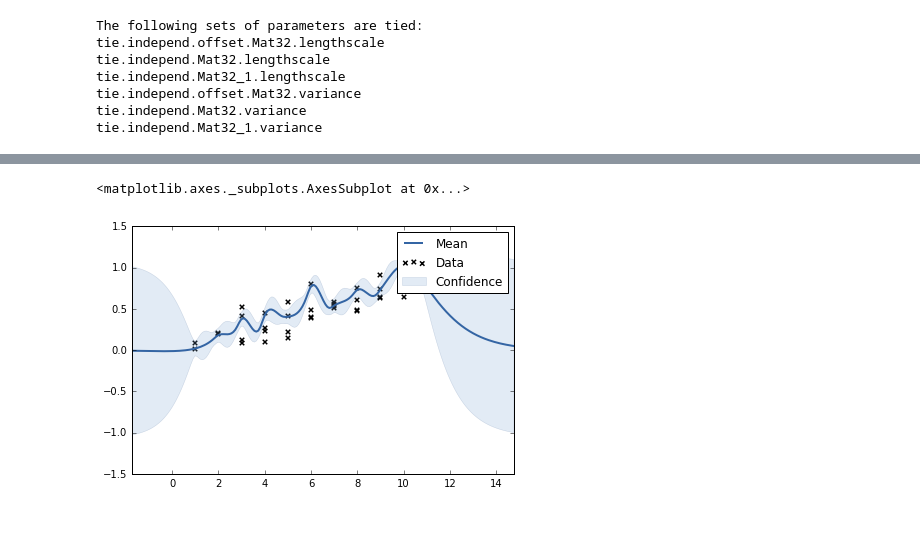
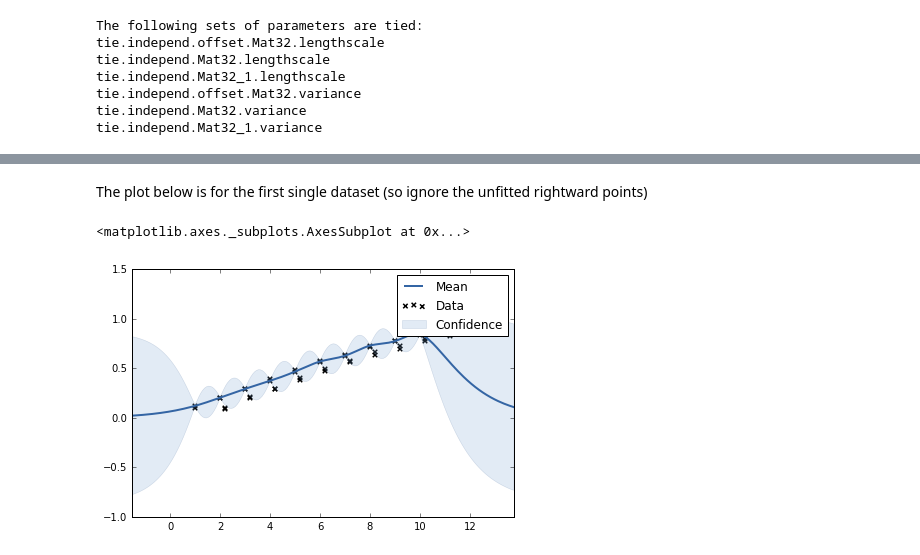
Before and after one commit to lionfish0/clustering, a Jupyter notebook: Example using the Tie Kernel.ipynb, the cells around one changed output, grey strips where cells are left out. Saved outputs shown, nothing was run; the diff lists cells and outputs as text; code cells hidden in the pictures; blank space fills up the shorter version.

```diff
--- a/Example using the Tie Kernel.ipynb
+++ b/Example using the Tie Kernel.ipynb
@@ -75,7 +82,7 @@ np.set_printoptions(precision=4,suppress=True)
 
 N = 10
 X1 = np.arange(1,N+1,1)[:,None]
-X2 = X1 + 2
+X2 = X1 + 1.2
 X = np.vstack([X1,X2,X1,X2])
 nans = np.empty([N*2,1])
 nans[:] = np.NAN
@@ -88,7 +95,7 @@ ind_indpoutputs = np.vstack([np.zeros([N*2,1]),np.ones([N,1]),np.ones([N,1])*2])
 X = np.hstack([X,ind_offset,ind_indpoutputs])
 Y = np.sin((X[0:N,0])/10.0)[:,None]
 Y = np.vstack([Y,Y,Y,Y])
-Y += np.random.randn(Y.shape[0],Y.shape[1])*0.1
+Y += np.random.randn(Y.shape[0],Y.shape[1])*0.01
 
 #Structure of inputs:
 # actual input | offset_kernel_index | indp_output_index
@@ -182,5 +196,7 @@ Updates: True
+# %% [markdown]
+The plot below is for the first single dataset (so ignore the unfitted rightward points)
 # %%
-test.plot(fixed_inputs=[(1,0),(2,0)])
+test.plot(fixed_inputs=[(1,0),(2,1)])
 # %% [output]
 <matplotlib.axes._subplots.AxesSubplot at 0x...>
-[figure, old version]
+[figure, new version]
```
Also changed, not shown: parts of 14 cells of this notebook.
